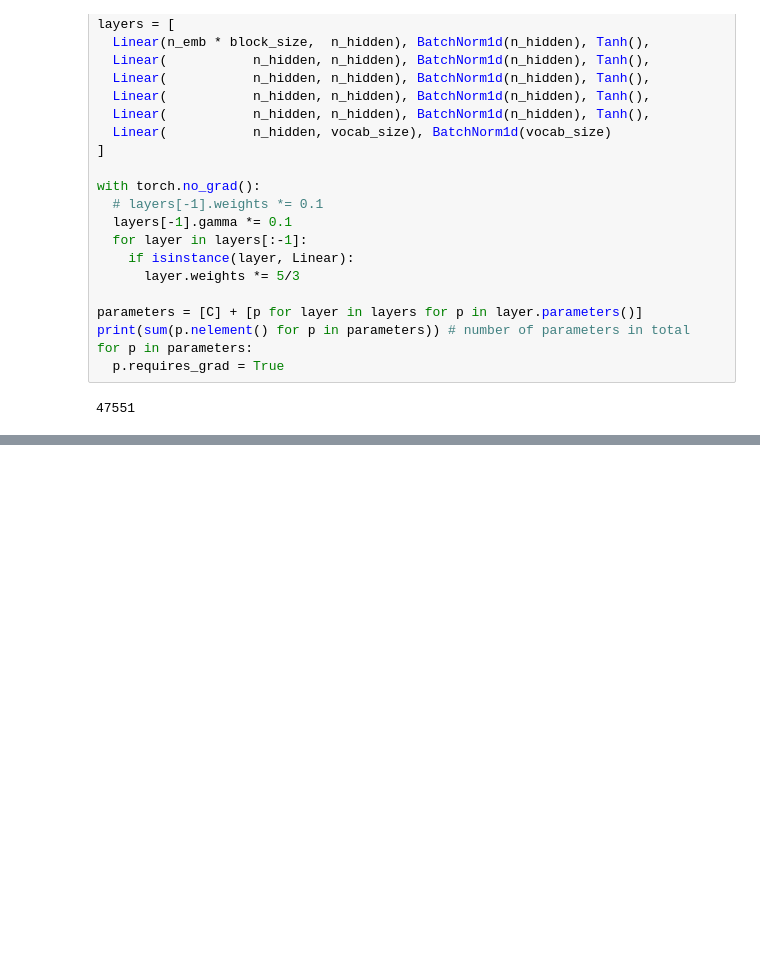
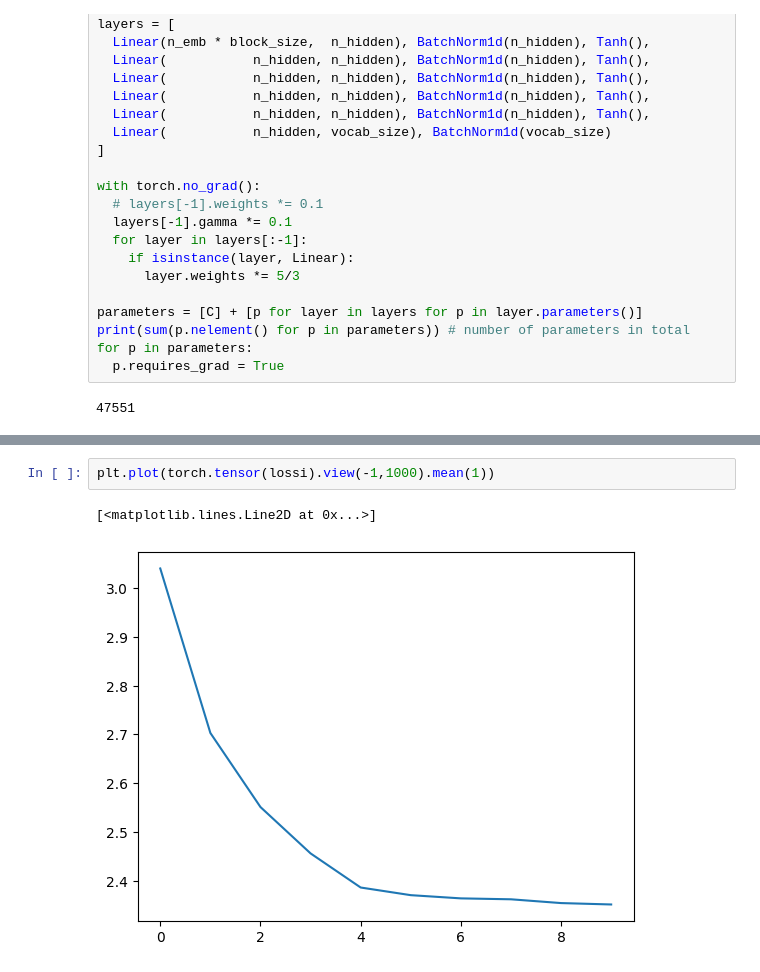
Before and after one commit to deepsheth3/Chat-GPT-from-Scratch, a Jupyter notebook: makemore_pytorch.ipynb, the cells around one changed output, grey strips where cells are left out. Saved outputs shown, nothing was run; the diff lists cells and outputs as text; blank space fills up the shorter version.

```diff
--- a/makemore_pytorch.ipynb
+++ b/makemore_pytorch.ipynb
@@ -157,0 +166,5 @@ for i in range(iterations):
+# %%
+plt.plot(torch.tensor(lossi).view(-1,1000).mean(1))
+# %% [output]
+[<matplotlib.lines.Line2D at 0x...>]
+[figure, added]
```
Also changed, not shown: parts of 8 cells of this notebook.
